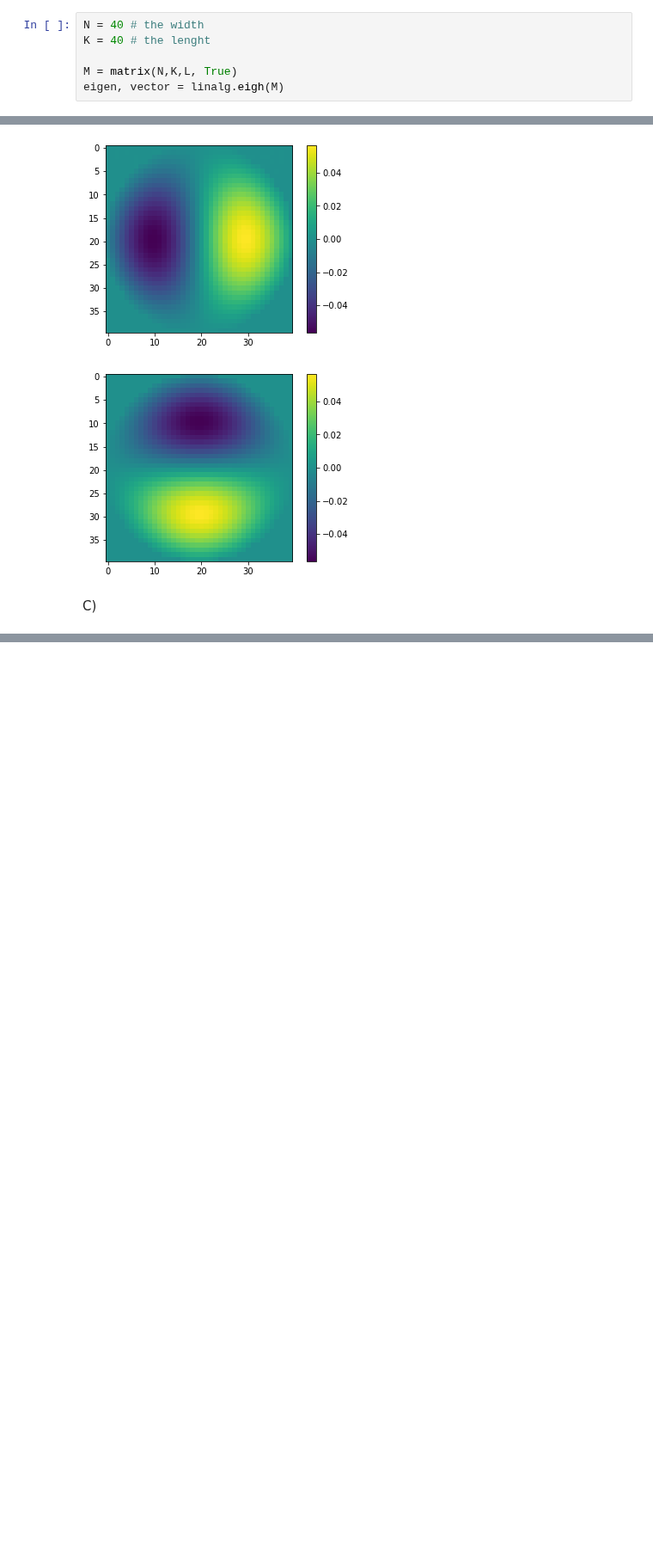
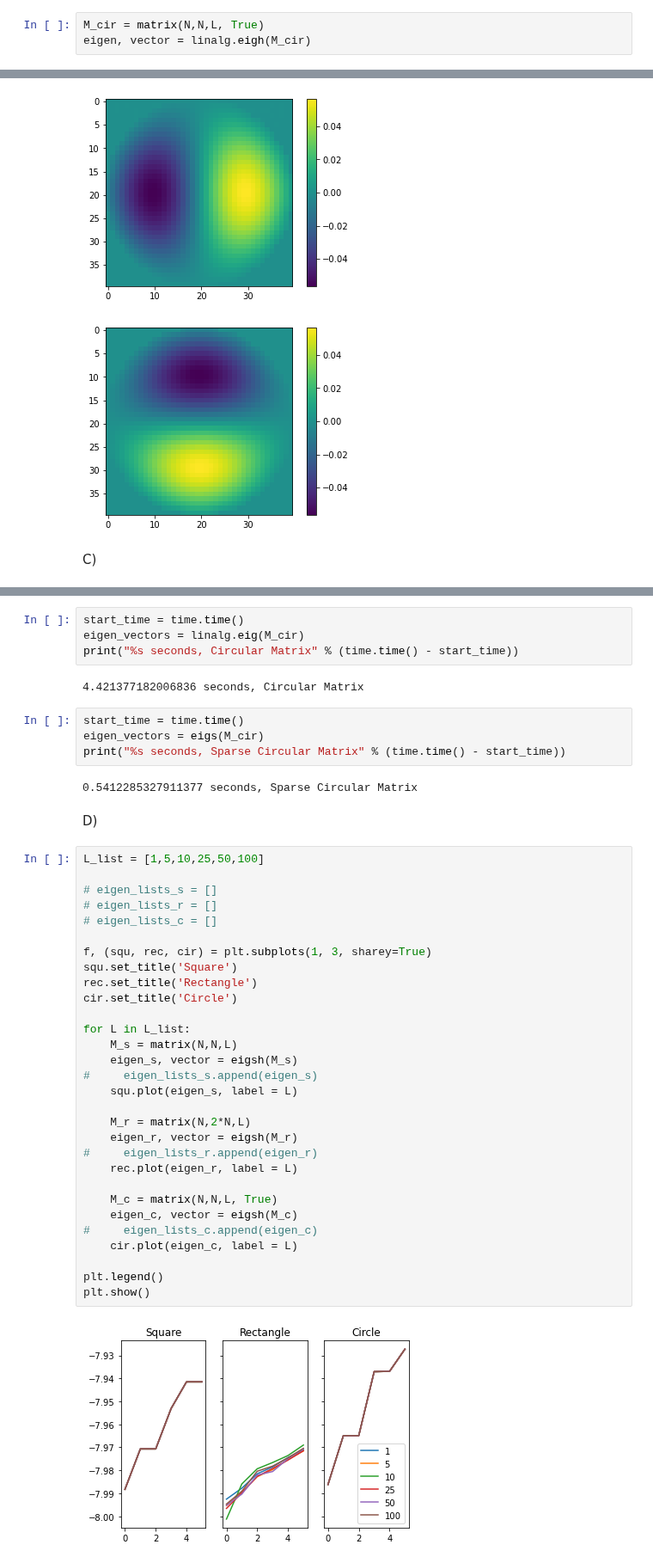
Before and after one commit to karellempes/ScieComp, a Jupyter notebook: Assignment 3/3.1Eigen modes of drums of different shapes.ipynb, the cells around one changed output, grey strips where cells are left out. Shown at 86% size. Cells and saved outputs as stored; diff of their text form; blank space fills up the shorter version.

```diff
--- a/Assignment 3/3.1Eigen modes of drums of different shapes.ipynb
+++ b/Assignment 3/3.1Eigen modes of drums of different shapes.ipynb
@@ -126,11 +119,8 @@ plt.show()
 # %% [markdown]
 B) Circle
 # %%
-N = 40 # the width
-K = 40 # the lenght
-
-M = matrix(N,K,L, True)
-eigen, vector = linalg.eigh(M)
+M_cir = matrix(N,N,L, True)
+eigen, vector = linalg.eigh(M_cir)
 # %%
 smallest = np.argmin(np.abs(eigen))
 smallest_vector = vector[:,smallest]
@@ -174,0 +177,46 @@ print("--- %s seconds ---" % (time.time() - start_time))
+# %%
+start_time = time.time()
+eigen_vectors = linalg.eig(M_cir)
+print("%s seconds, Circular Matrix" % (time.time() - start_time))
+# %% [output]
+4.421377182006836 seconds, Circular Matrix
+# %%
+start_time = time.time()
+eigen_vectors = eigs(M_cir)
+print("%s seconds, Sparse Circular Matrix" % (time.time() - start_time))
+# %% [output]
+0.5412285327911377 seconds, Sparse Circular Matrix
+# %% [markdown]
+D)
+# %%
+L_list = [1,5,10,25,50,100]
+
+# eigen_lists_s = []
+# eigen_lists_r = []
+# eigen_lists_c = []
+
+f, (squ, rec, cir) = plt.subplots(1, 3, sharey=True)
+squ.set_title('Square')
+rec.set_title('Rectangle')
+cir.set_title('Circle')
+
+for L in L_list:
+    M_s = matrix(N,N,L)
+    eigen_s, vector = eigsh(M_s)
+#     eigen_lists_s.append(eigen_s)
+    squ.plot(eigen_s, label = L)
+
+    M_r = matrix(N,2*N,L)
+    eigen_r, vector = eigsh(M_r)
+#     eigen_lists_r.append(eigen_r)
+    rec.plot(eigen_r, label = L)
+
+    M_c = matrix(N,N,L, True)
+    eigen_c, vector = eigsh(M_c)
+#     eigen_lists_c.append(eigen_c)
+    cir.plot(eigen_c, label = L)
+
+plt.legend()
+plt.show()
+# %% [output]
+[figure, added]
```
Also changed, not shown: parts of 14 cells of this notebook.
